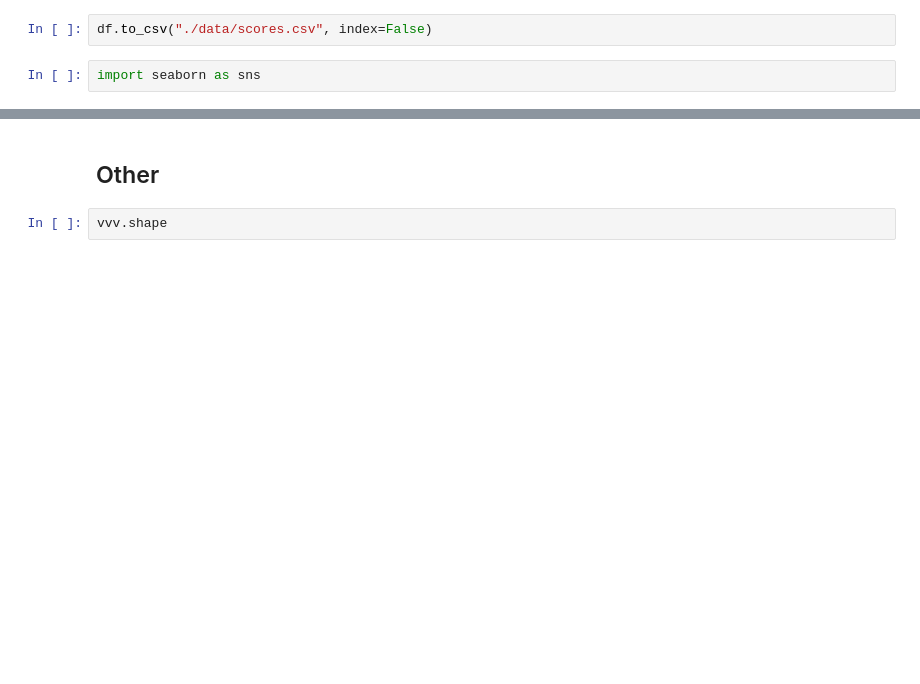
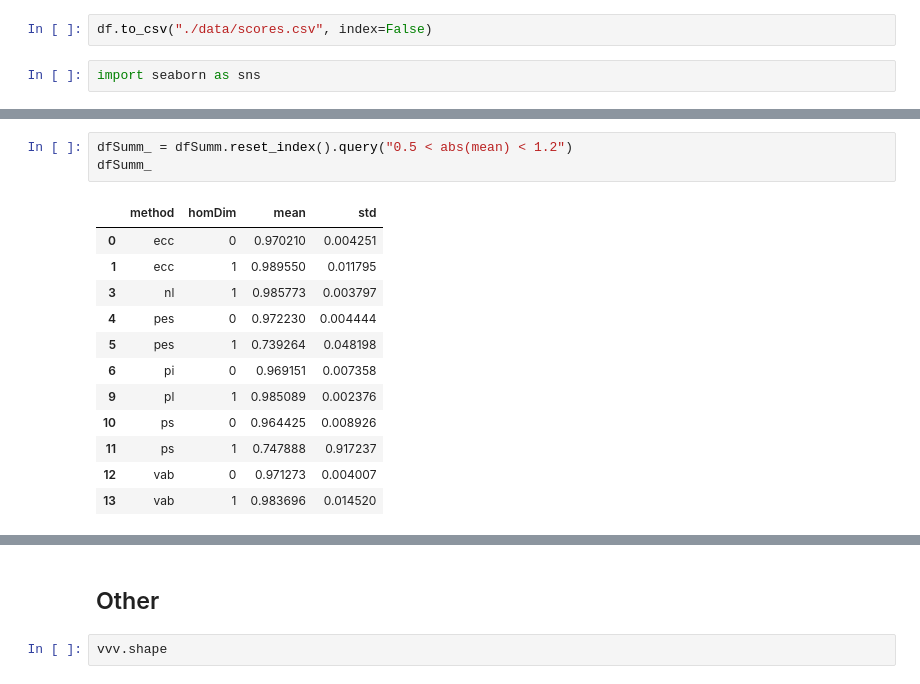
Before and after one commit to ALuchinsky/vpb_python, a Jupyter notebook: python/test_TDAvectorizer.ipynb, the cells around one changed output, grey strips where cells are left out. Saved outputs shown, nothing was run; the diff lists cells and outputs as text; blank space fills up the shorter version.

```diff
--- a/python/test_TDAvectorizer.ipynb
+++ b/python/test_TDAvectorizer.ipynb
@@ -339,0 +343,16 @@ np.round(dfSumm.reset_index().query("abs(mean)<10"), 3)
+# %%
+dfSumm_ = dfSumm.reset_index().query("0.5 < abs(mean) < 1.2")
+dfSumm_
+# %% [output]
+|  | method | homDim | mean | std |
+| 0 | ecc | 0 | 0.970210 | 0.004251 |
+| 1 | ecc | 1 | 0.989550 | 0.011795 |
+| 3 | nl | 1 | 0.985773 | 0.003797 |
+| 4 | pes | 0 | 0.972230 | 0.004444 |
+| 5 | pes | 1 | 0.739264 | 0.048198 |
+| 6 | pi | 0 | 0.969151 | 0.007358 |
+| 9 | pl | 1 | 0.985089 | 0.002376 |
+| 10 | ps | 0 | 0.964425 | 0.008926 |
+| 11 | ps | 1 | 0.747888 | 0.917237 |
+| 12 | vab | 0 | 0.971273 | 0.004007 |
+| 13 | vab | 1 | 0.983696 | 0.014520 |
```
Also changed, not shown: parts of 27 cells of this notebook, 2 other files.
